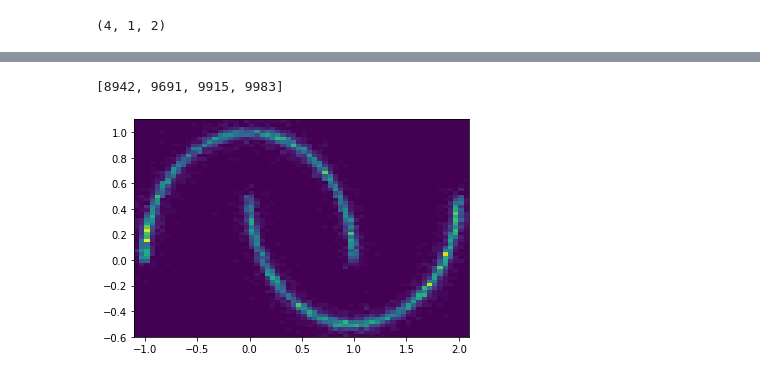
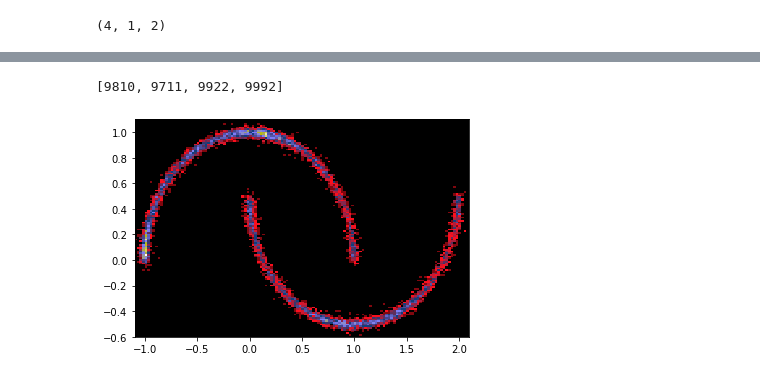
Before and after one commit to b-remy/score-estimation-comparison, a Jupyter notebook: notebooks/ReplicaExchangeScoreMC.ipynb, the cells around one changed output, grey strips where cells are left out. Drawn from its saved outputs; the diff is of its cells as text; code cells hidden in the pictures.

```diff
--- a/notebooks/ReplicaExchangeScoreMC.ipynb
+++ b/notebooks/ReplicaExchangeScoreMC.ipynb
@@ -37,9 +37,8 @@ score_fn(np.zeros([4,1,2]).astype('float32'),
 # def score(x, s):
 #     return np.zeros([4,1,2])
 # %%
-sigmas = 0.25**np.arange(4).astype('float32')[::-1]
-step_size = 0.2*np.sqrt(sigmas).reshape((4,1,1))
-sigmas = np.concatenate([np.array([0.0]), sigmas[1:]],axis=-1)
+sigmas = np.array([0., 0.02, 0.1, 0.5])
+step_size = 0.1*np.sqrt(sigmas).reshape((4,1,1))+0.01
 # %%
 sigmas
 # %% [output]
@@ -67,17 +66,16 @@ remc = ReplicaExchangeMC(
     target_score_fn=score_fn,
     inverse_temperatures=sigmas,
     make_kernel_fn=make_kernel_fn,
-    num_delta_logp_steps=8,
-    swap_proposal_fn=tfp.mcmc.default_swap_proposal_fn(0.25))
+    num_delta_logp_steps=4)
 # %%
 def trace_swaps(unused_state, results):
   return (results.is_swap_proposed_adjacent,
           results.is_swap_accepted_adjacent)
 # %%
 num_results = int(1e4)
-num_burnin_steps = int(1e3)
+num_burnin_steps = int(5e2)
 # %%
-samples, is_accepted = tfp.mcmc.sample_chain(
+samples, trace = tfp.mcmc.sample_chain(
         num_results=num_results,
         current_state=np.zeros([1,2]),
         kernel=remc,
@@ -85,11 +83,11 @@ samples, is_accepted = tfp.mcmc.sample_chain(
         trace_fn=lambda _, pkr: pkr.pre_swap_replica_results.is_accepted,
         seed=jax.random.PRNGKey(0))
 # %%
-[len(where(is_accepted[:,i,0])[0]) for i in range(4)]
+[len(where(trace[:,i,0])[0]) for i in range(4)]
 # %% [output]
-[8942, 9691, 9915, 9983]
+[9810, 9711, 9922, 9992]
 # %%
-hist2d(samples[:,0,0],samples[:,0,1],64,
-       range=[[-1.1,2.1],[-0.6,1.1]],);
+hist2d(samples[:,0,0],samples[:,0,1],128,
+       range=[[-1.1,2.1],[-0.6,1.1]],cmap='gist_stern');
 # %% [output]
-[figure, old version]
+[figure, new version]
```
Also changed, not shown: parts of 25 cells of this notebook.
